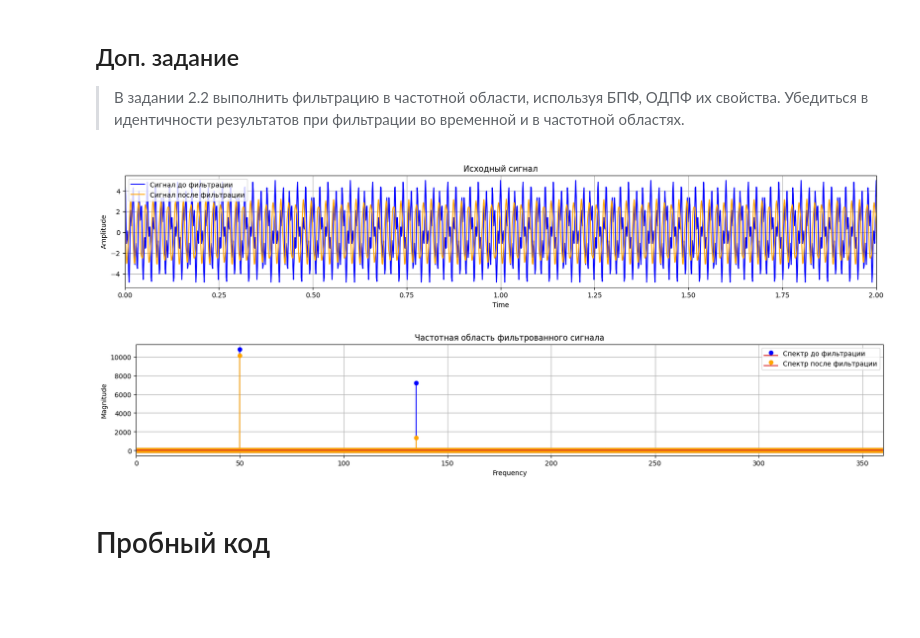
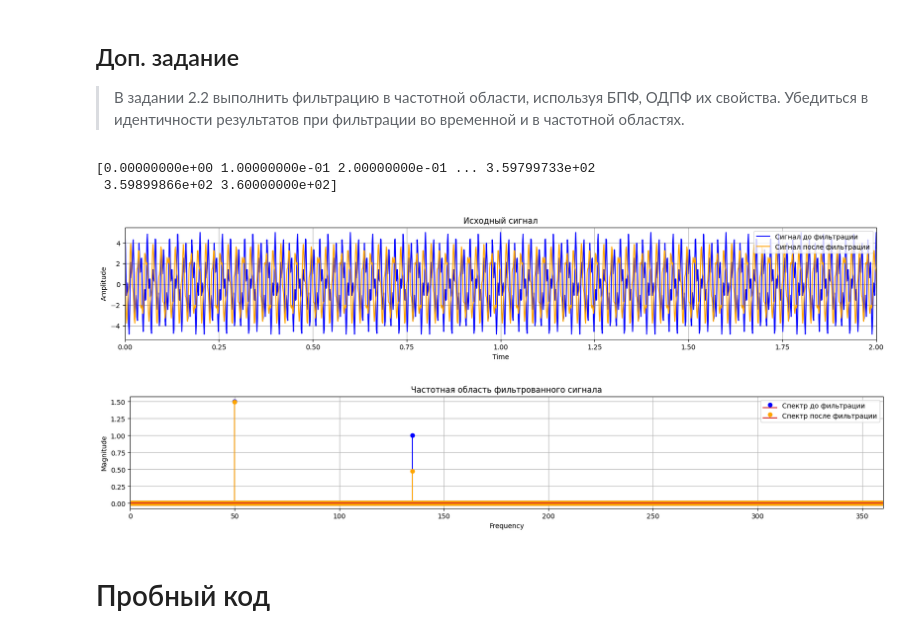
Before and after one commit to Shuregg/dsp-labs, a Jupyter notebook: DSP_lab4_filters_v2.ipynb, the cells around one changed output. Cells and saved outputs as stored; diff of their text form; code cells hidden in the pictures; blank space fills up the shorter version.

```diff
--- a/DSP_lab4_filters_v2.ipynb
+++ b/DSP_lab4_filters_v2.ipynb
@@ -706,12 +780,20 @@ from scipy.signal import firwin2
 # Fstop = 100
 # Nf = 23
 # Задаем желаемый уровень амплитуды для каждой полосы частот
+band0 = np.linspace(0, Fp0, Fp0*10, endpoint=False, dtype=np.int32)
+band1 = np.linspace(Fp0, Fs0, (Fs0-Fp0)*10, dtype=np.int32)
+band2 = np.linspace(Fs0, Fs1, (Fs1-Fs0)*10, dtype=np.int32)
+band3 = np.linspace(Fs1, Fp1, (Fp1-Fs1)*10, dtype=np.int32)
+band4 = np.linspace(Fp1, fn, (fn-Fp1)*10, endpoint=True, dtype=np.int32)
 
+signal = xsum.copy()
 # Расчет коэффициентов фильтра
 bands = [0, Fstop-0.1, Fstop, Fpass, Fpass+0.1, (fs/2)-0.1, fs/2]
 gains = [1, 1, 0, 0, 1, 1, 0]
 # taps = firwin2(Nf, bands, gains, fs=fs)
-taps = firwin2(Nf, bands, gains, fs=fs, window='blackman')
+freq_unique = list(dict.fromkeys(test_freqs))
+print(test_freqs)
+taps = firwin2(Nf, test_freqs, test_gains, fs=fs, window='blackman')
 
 # Задаем желаемый уровень амплитуды для каждой полосы частот
 
@@ -724,37 +806,39 @@ taps = firwin2(Nf, bands, gains, fs=fs, window='blackman')
 freq_signal = fft(signal)
 freq_taps = fft(taps, N)
 filtered_freq_signal = freq_signal * freq_taps
 
 # Обратное преобразование Фурье
 filtered_signal = ifft(filtered_freq_signal).real
 
 # Построение графиков
 plt.figure(figsize=[20, 3])
 plt.plot(t, signal, 'b', label='Сигнал до фильтрации')
 plt.plot(t, filtered_signal, 'orange', label='Сигнал после фильтрации')
 plt.title('Исходный сигнал')
 plt.xlabel('Time')
 plt.ylabel('Amplitude')
 plt.legend()
 plt.xlim([0, 2])
 plt.grid()
 
 
 plt.figure(figsize=[20, 3])
-plt.stem(np.fft.fftfreq(N, 1/fs), np.abs(freq_signal), 'b', label='Спектр до фильтрации')
-plt.stem(np.fft.fftfreq(N, 1/fs), np.abs(filtered_freq_signal), 'orange', label='Спектр после фильтрации')
+plt.stem(np.fft.fftfreq(N, 1/fs), np.abs(freq_signal)/N, 'b', label='Спектр до фильтрации')
+plt.stem(np.fft.fftfreq(N, 1/fs), np.abs(filtered_freq_signal)/N, 'orange', label='Спектр после фильтрации')
 plt.title('Частотная область фильтрованного сигнала')
 plt.xlabel('Frequency')
 plt.ylabel('Magnitude')
 plt.grid()
 plt.legend()
 # plt.tight_layout()
 plt.xlim([0, fn])
 
 plt.show()
 # %% [output]
+[0.00000000e+00 1.00000000e-01 2.00000000e-01 ... 3.59799733e+02
+ 3.59899866e+02 3.60000000e+02]
-[figure, old version]
+[figure, new version]
-[figure, old version]
+[figure, new version]
 # %% [markdown]
 # Пробный код
 # %%
```
Also changed, not shown: parts of 8 cells of this notebook.
